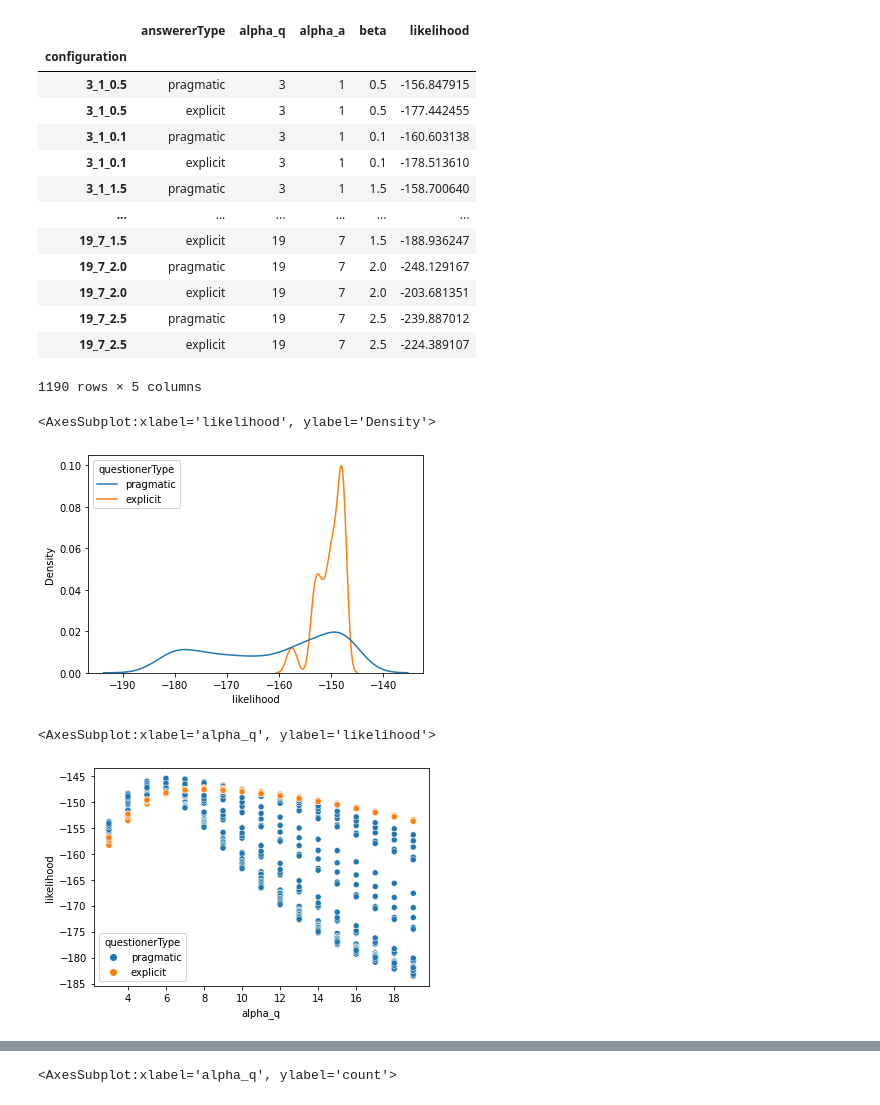
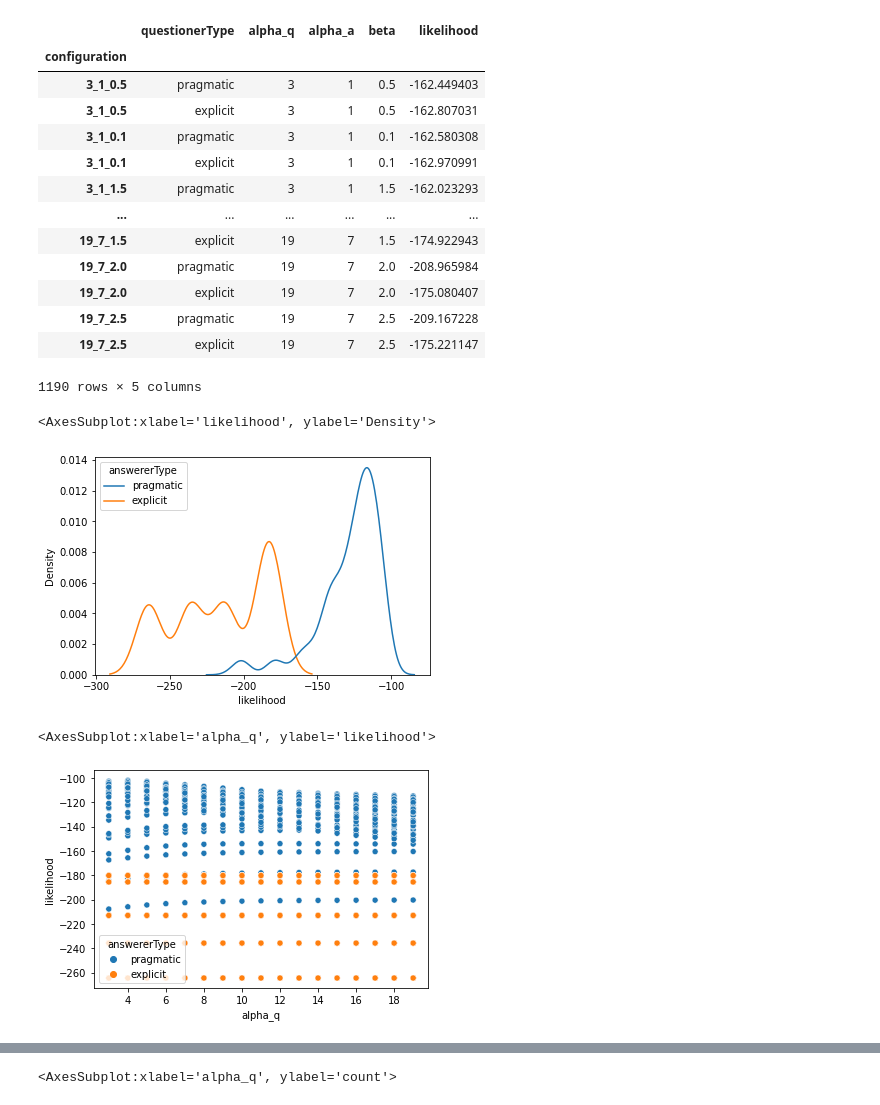
Before and after one commit to abe-shek/ccm-final-project, a Jupyter notebook: viz_param_retrieval.ipynb, the cells around one changed output, grey strips where cells are left out. Cells and saved outputs as stored; diff of their text form; code cells hidden in the pictures.

```diff
--- a/viz_param_retrieval.ipynb
+++ b/viz_param_retrieval.ipynb
@@ -5,8 +5,8 @@ import matplotlib.pyplot as plt
 import json
 import seaborn as sns
 # %%
-in_path = "final_data/outputs/parsed/param_ans_synth_6_4_15.json"
-out_path = "final_data/outputs/parsed/param_ans_synth_6_4_15.csv"
+in_path = "final_data/outputs/parsed/param_que_synth_4_5_20.json"
+out_path = "final_data/outputs/parsed/param_que_synth_4_5_20.csv"
 # %%
 f = open(in_path, "r")
 # %%
@@ -19,32 +19,32 @@ data["configuration"] = [f"{a}_{b}_{c}" for a,b,c in zip(data["alpha_q"], data["
 data.set_index("configuration", inplace=True)
 data
 # %% [output]
-|  | answererType | alpha_q | alpha_a | beta | likelihood |
+|  | questionerType | alpha_q | alpha_a | beta | likelihood |
 | configuration |  |  |  |  |  |
-| 3_1_0.5 | pragmatic | 3 | 1 | 0.5 | -156.847915 |
-| 3_1_0.5 | explicit | 3 | 1 | 0.5 | -177.442455 |
-| 3_1_0.1 | pragmatic | 3 | 1 | 0.1 | -160.603138 |
-| 3_1_0.1 | explicit | 3 | 1 | 0.1 | -178.513610 |
-| 3_1_1.5 | pragmatic | 3 | 1 | 1.5 | -158.700640 |
+| 3_1_0.5 | pragmatic | 3 | 1 | 0.5 | -162.449403 |
+| 3_1_0.5 | explicit | 3 | 1 | 0.5 | -162.807031 |
+| 3_1_0.1 | pragmatic | 3 | 1 | 0.1 | -162.580308 |
+| 3_1_0.1 | explicit | 3 | 1 | 0.1 | -162.970991 |
+| 3_1_1.5 | pragmatic | 3 | 1 | 1.5 | -162.023293 |
 | ... | ... | ... | ... | ... | ... |
-| 19_7_1.5 | explicit | 19 | 7 | 1.5 | -188.936247 |
-| 19_7_2.0 | pragmatic | 19 | 7 | 2.0 | -248.129167 |
-| 19_7_2.0 | explicit | 19 | 7 | 2.0 | -203.681351 |
-| 19_7_2.5 | pragmatic | 19 | 7 | 2.5 | -239.887012 |
-| 19_7_2.5 | explicit | 19 | 7 | 2.5 | -224.389107 |
+| 19_7_1.5 | explicit | 19 | 7 | 1.5 | -174.922943 |
+| 19_7_2.0 | pragmatic | 19 | 7 | 2.0 | -208.965984 |
+| 19_7_2.0 | explicit | 19 | 7 | 2.0 | -175.080407 |
+| 19_7_2.5 | pragmatic | 19 | 7 | 2.5 | -209.167228 |
+| 19_7_2.5 | explicit | 19 | 7 | 2.5 | -175.221147 |
 1190 rows × 5 columns
 # %%
 data.to_csv(out_path)
 # %%
-# sns.kdeplot("likelihood" , hue="answererType", data=data)
-sns.kdeplot("likelihood" , hue="questionerType", data=data)
+sns.kdeplot("likelihood" , hue="answererType", data=data)
+# sns.kdeplot("likelihood" , hue="questionerType", data=data)
 # %% [output]
 <AxesSubplot:xlabel='likelihood', ylabel='Density'>
-[figure, old version]
+[figure, new version]
 # %%
-# sns.scatterplot(x="alpha_q", y="likelihood", hue="answererType", data=data)
-sns.scatterplot(x="alpha_q", y="likelihood", hue="questionerType", data=data)
+sns.scatterplot(x="alpha_q", y="likelihood", hue="answererType", data=data)
+# sns.scatterplot(x="alpha_q", y="likelihood", hue="questionerType", data=data)
 # %% [output]
 <AxesSubplot:xlabel='alpha_q', ylabel='likelihood'>
-[figure, old version]
+[figure, new version]
 # %%
```
Also changed, not shown: parts of 6 cells of this notebook, 13 other files.
